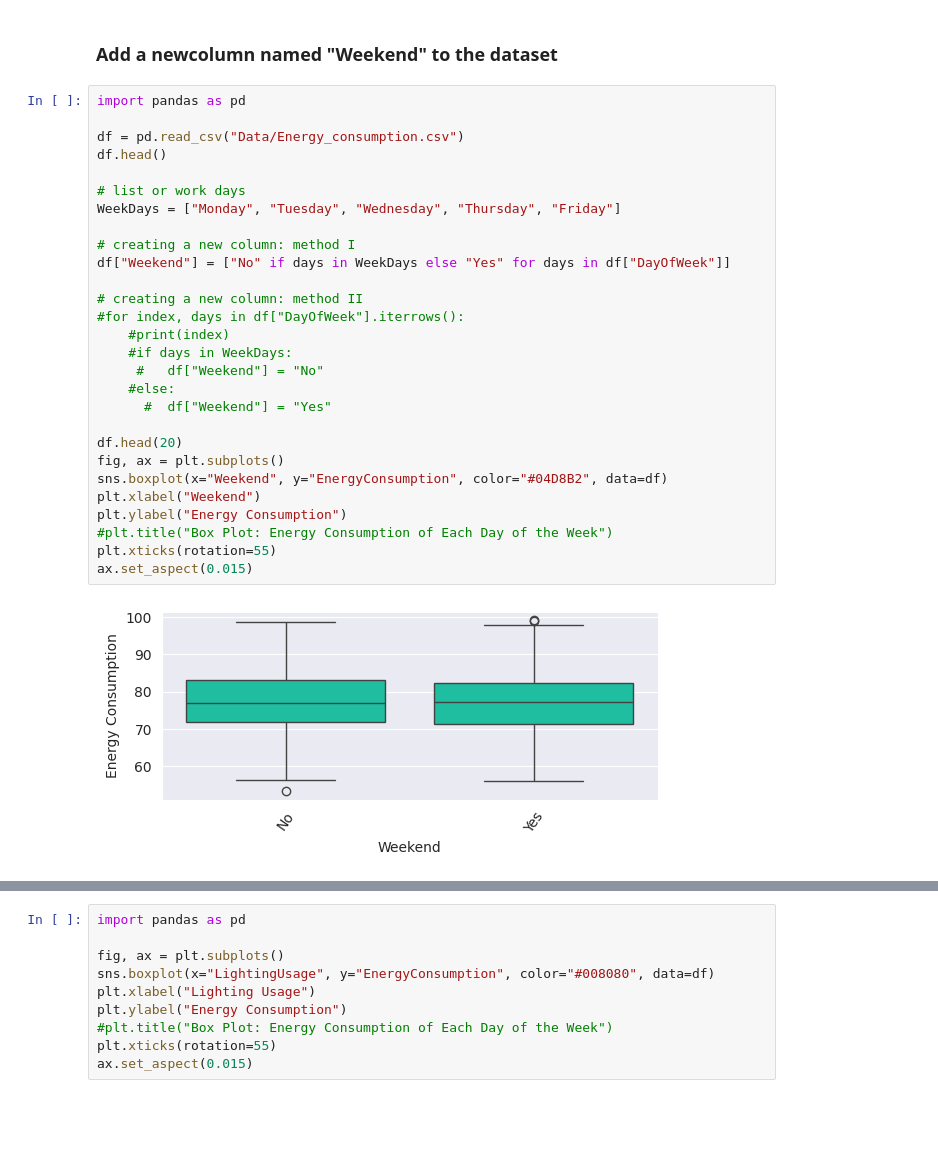
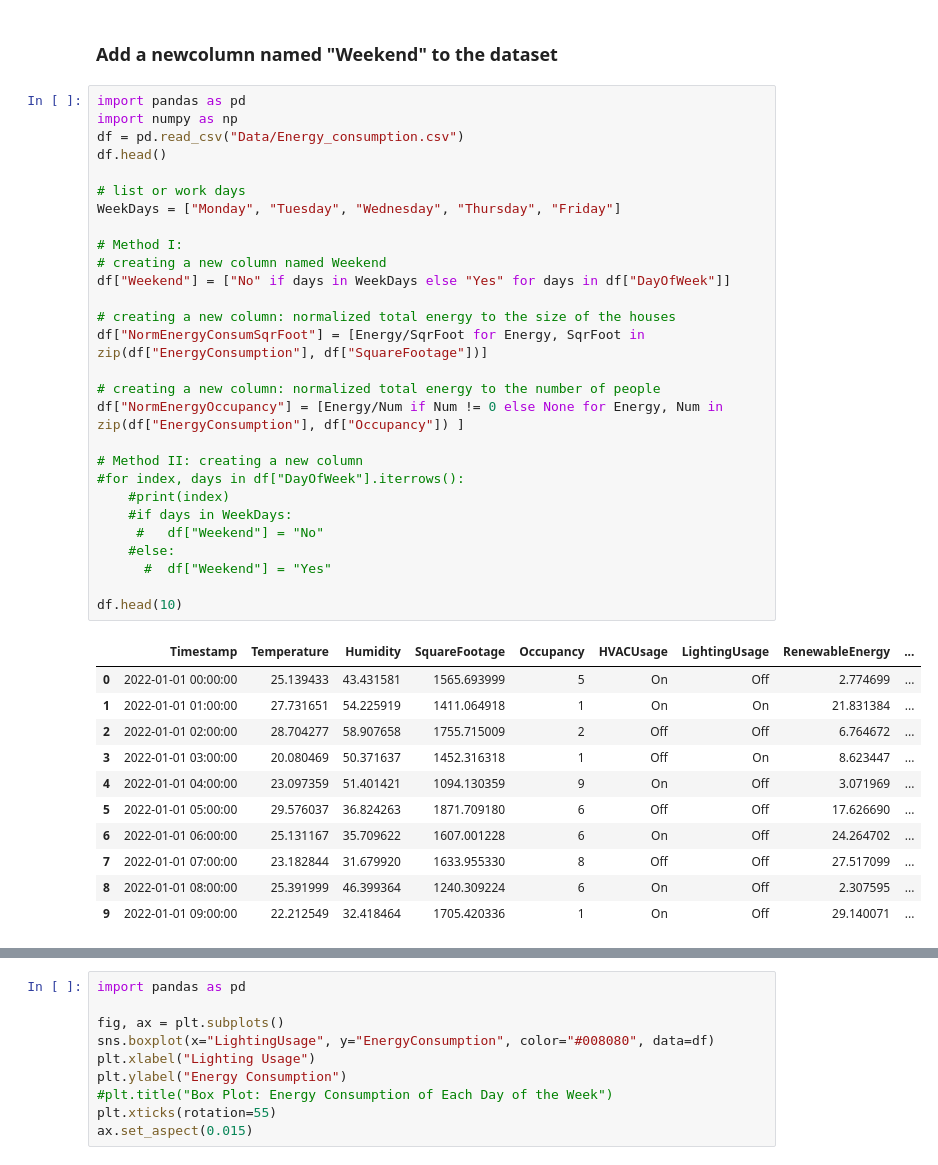
Before and after one commit to Sayedeh-Hussaini/Data-Analytics-Project, a Jupyter notebook: 07-01-2025.ipynb, the cells around one changed output, grey strips where cells are left out. Drawn from its saved outputs; the diff is of its cells as text; blank space fills up the shorter version.

Commit message:
added two colums to df: normalized energy

```diff
--- a/07-01-2025.ipynb
+++ b/07-01-2025.ipynb
@@ -120,31 +120,41 @@ ax.set_aspect(0.015)
 ### Add a newcolumn named "Weekend" to the dataset
 # %%
 import pandas as pd
-
+import numpy as np
 df = pd.read_csv("Data/Energy_consumption.csv")
 df.head()
 
 # list or work days
 WeekDays = ["Monday", "Tuesday", "Wednesday", "Thursday", "Friday"]
 
-# creating a new column: method I
+# Method I:
+# creating a new column named Weekend
 df["Weekend"] = ["No" if days in WeekDays else "Yes" for days in df["DayOfWeek"]]
 
-# creating a new column: method II
+# creating a new column: normalized total energy to the size of the houses
+df["NormEnergyConsumSqrFoot"] = [Energy/SqrFoot for Energy, SqrFoot in zip(df["EnergyConsumption"], df["SquareFootage"])]
+
+# creating a new column: normalized total energy to the number of people
+df["NormEnergyOccupancy"] = [Energy/Num if Num != 0 else None for Energy, Num in zip(df["EnergyConsumption"], df["Occupancy"]) ]
+
+# Method II: creating a new column
 #for index, days in df["DayOfWeek"].iterrows():
     #print(index)
     #if days in WeekDays:
      #   df["Weekend"] = "No"
     #else:
       #  df["Weekend"] = "Yes"
 
-df.head(20)
-fig, ax = plt.subplots()
-sns.boxplot(x="Weekend", y="EnergyConsumption", color="#04D8B2", data=df)
-plt.xlabel("Weekend")
-plt.ylabel("Energy Consumption")
-#plt.title("Box Plot: Energy Consumption of Each Day of the Week")
-plt.xticks(rotation=55)
-ax.set_aspect(0.015)
+df.head(10)
 # %% [output]
-[figure, removed]
+|  | Timestamp | Temperature | Humidity | SquareFootage | Occupancy | HVACUsage | LightingUsage | RenewableEnergy | ... |
+| 0 | 2022-01-01 00:00:00 | 25.139433 | 43.431581 | 1565.693999 | 5 | On | Off | 2.774699 | ... |
+| 1 | 2022-01-01 01:00:00 | 27.731651 | 54.225919 | 1411.064918 | 1 | On | On | 21.831384 | ... |
+| 2 | 2022-01-01 02:00:00 | 28.704277 | 58.907658 | 1755.715009 | 2 | Off | Off | 6.764672 | ... |
+| 3 | 2022-01-01 03:00:00 | 20.080469 | 50.371637 | 1452.316318 | 1 | Off | On | 8.623447 | ... |
+| 4 | 2022-01-01 04:00:00 | 23.097359 | 51.401421 | 1094.130359 | 9 | On | Off | 3.071969 | ... |
+| 5 | 2022-01-01 05:00:00 | 29.576037 | 36.824263 | 1871.709180 | 6 | Off | Off | 17.626690 | ... |
+| 6 | 2022-01-01 06:00:00 | 25.131167 | 35.709622 | 1607.001228 | 6 | On | Off | 24.264702 | ... |
+| 7 | 2022-01-01 07:00:00 | 23.182844 | 31.679920 | 1633.955330 | 8 | Off | Off | 27.517099 | ... |
+| 8 | 2022-01-01 08:00:00 | 25.391999 | 46.399364 | 1240.309224 | 6 | On | Off | 2.307595 | ... |
+| 9 | 2022-01-01 09:00:00 | 22.212549 | 32.418464 | 1705.420336 | 1 | On | Off | 29.140071 | ... |
```
Also changed, not shown: parts of 1 cell of this notebook.
